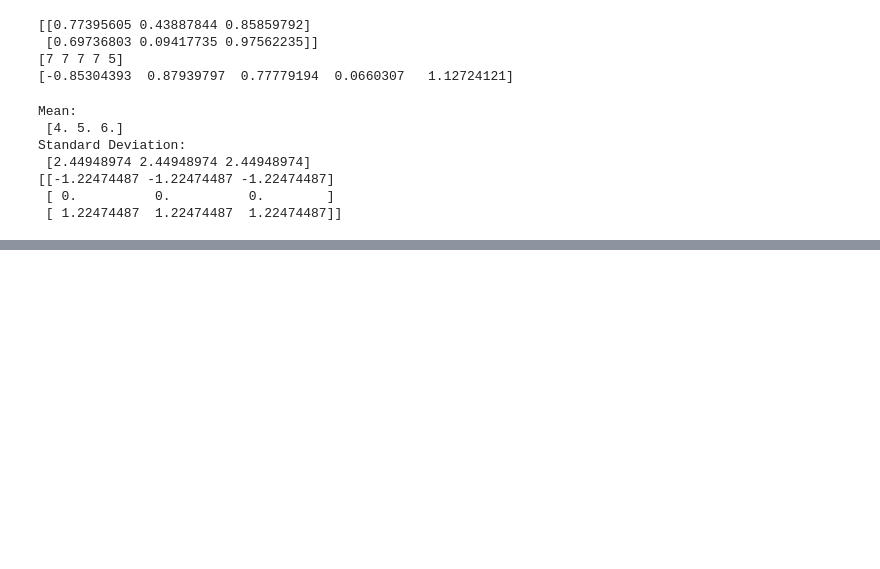
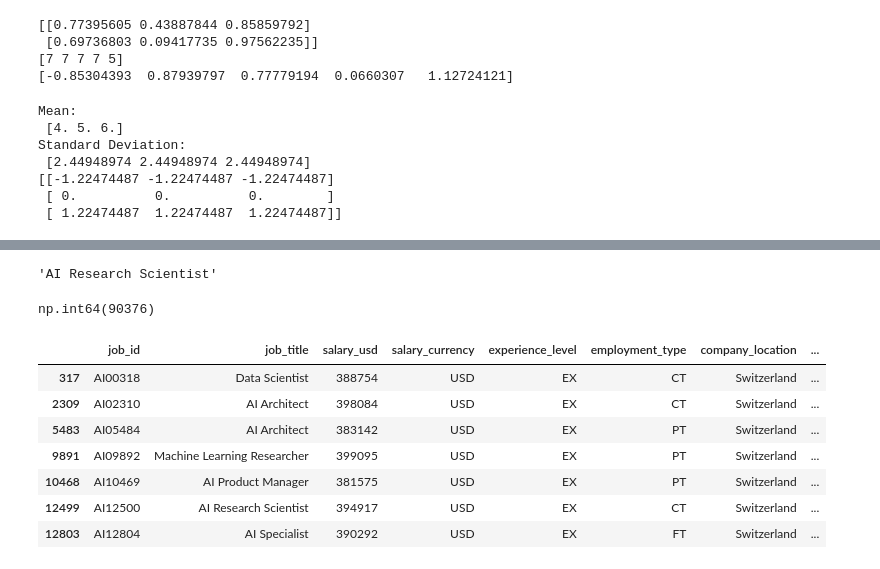
Before and after one commit to OkanNaci/Data-Science, a Jupyter notebook: Python_for_data_analytics.ipynb, the cells around one changed output, grey strips where cells are left out. Cells and saved outputs as stored; diff of their text form; code cells hidden in the pictures; blank space fills up the shorter version.

```diff
--- a/Python_for_data_analytics.ipynb
+++ b/Python_for_data_analytics.ipynb
@@ -492,0 +592,23 @@ Standard Deviation:
+# %%
+row0_name = df.loc[0, "job_title"]
+row0_name
+# %% [output]
+'AI Research Scientist'
+# %%
+first_row_third_col = df.iloc[0, 2]  # first row, 3rd column
+first_row_third_col
+# %% [output]
+np.int64(90376)
+# %%
+us_highes_paid = df[(df['salary_currency']=='USD') & (df['salary_usd']>380000)]
+# %%
+us_highes_paid
+# %% [output]
+|  | job_id | job_title | salary_usd | salary_currency | experience_level | employment_type | company_location | ... |
+| 317 | AI00318 | Data Scientist | 388754 | USD | EX | CT | Switzerland | ... |
+| 2309 | AI02310 | AI Architect | 398084 | USD | EX | CT | Switzerland | ... |
+| 5483 | AI05484 | AI Architect | 383142 | USD | EX | PT | Switzerland | ... |
+| 9891 | AI09892 | Machine Learning Researcher | 399095 | USD | EX | PT | Switzerland | ... |
+| 10468 | AI10469 | AI Product Manager | 381575 | USD | EX | PT | Switzerland | ... |
+| 12499 | AI12500 | AI Research Scientist | 394917 | USD | EX | CT | Switzerland | ... |
+| 12803 | AI12804 | AI Specialist | 390292 | USD | EX | FT | Switzerland | ... |
```
Also changed, not shown: parts of 29 cells of this notebook.
